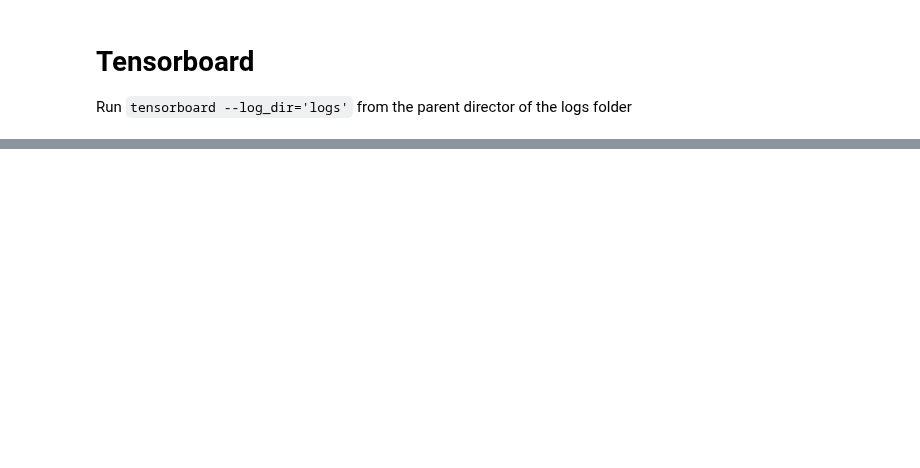
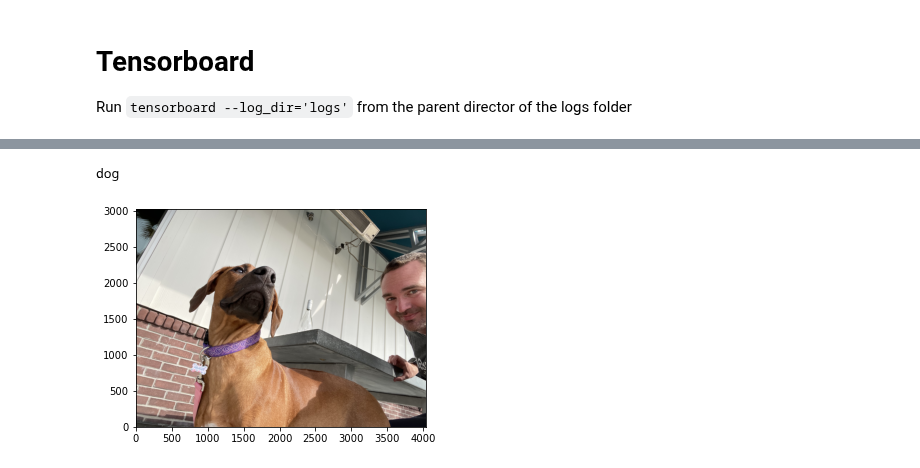
Before and after one commit to broepke/DATA110, a Jupyter notebook: Week 14/Deep-Learning-6.ipynb, the cells around one changed output, grey strips where cells are left out. Drawn from its saved outputs; the diff is of its cells as text; code cells hidden in the pictures; blank space fills up the shorter version.

```diff
--- a/Week 14/Deep-Learning-6.ipynb
+++ b/Week 14/Deep-Learning-6.ipynb
@@ -42,6 +51,9 @@ print(categories[int(prediction[0][0])])
 # %%
 image_raw = imread("mathilda.jpeg")
-plt.imshow(image_raw)
+plt.imshow(image_raw, origin='lower')
 
 prediction = model.predict([prepare('mathilda.jpeg')])
 print(categories[int(prediction[0][0])])
+# %% [output]
+dog
+[figure, added]
```
Also changed, not shown: parts of 5 cells of this notebook, 6 other files.
